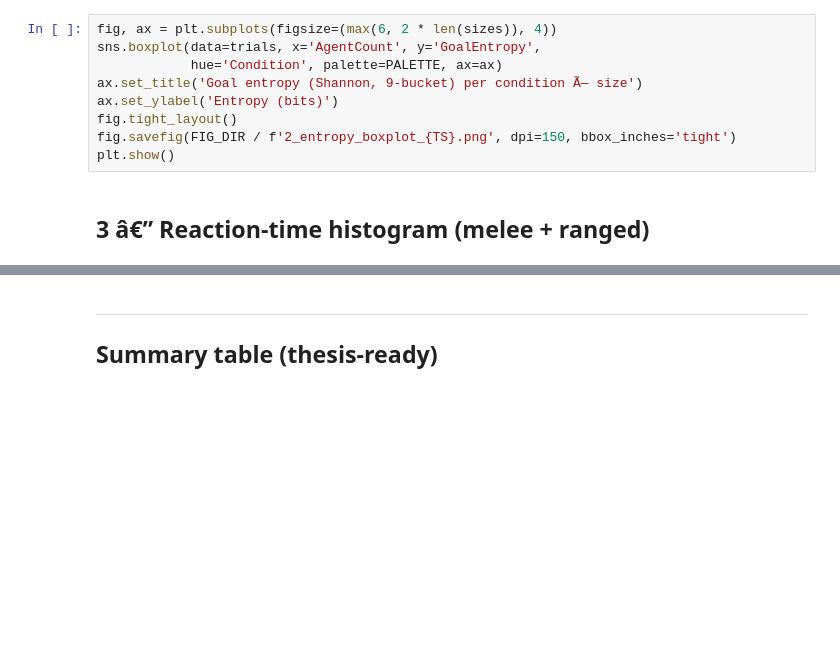
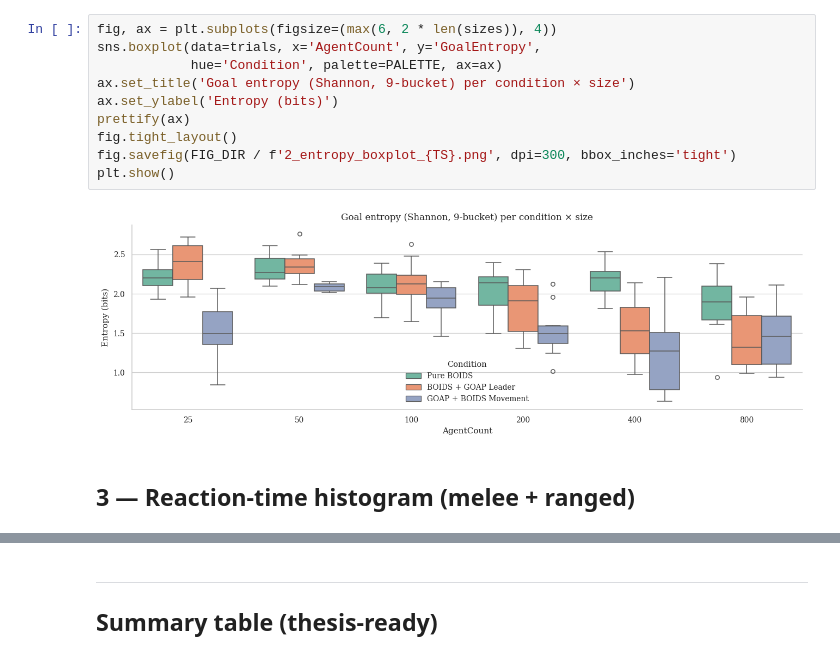
Before and after one commit to CJPhill/GOAP-BOIDS-Combat-AI, a Jupyter notebook: analysis/thesis_analysis.ipynb, the cells around one changed output, grey strips where cells are left out. Drawn from its saved outputs; the diff is of its cells as text; blank space fills up the shorter version.

```diff
--- a/analysis/thesis_analysis.ipynb
+++ b/analysis/thesis_analysis.ipynb
@@ -94,14 +481,17 @@ plt.show()
 # %%
 fig, ax = plt.subplots(figsize=(max(6, 2 * len(sizes)), 4))
 sns.boxplot(data=trials, x='AgentCount', y='GoalEntropy',
             hue='Condition', palette=PALETTE, ax=ax)
-ax.set_title('Goal entropy (Shannon, 9-bucket) per condition Ã— size')
+ax.set_title('Goal entropy (Shannon, 9-bucket) per condition × size')
 ax.set_ylabel('Entropy (bits)')
+prettify(ax)
 fig.tight_layout()
-fig.savefig(FIG_DIR / f'2_entropy_boxplot_{TS}.png', dpi=150, bbox_inches='tight')
+fig.savefig(FIG_DIR / f'2_entropy_boxplot_{TS}.png', dpi=300, bbox_inches='tight')
 plt.show()
+# %% [output]
+[figure, added]
 # %% [markdown]
-## 3 â€” Reaction-time histogram (melee + ranged)
+## 3 — Reaction-time histogram (melee + ranged)
 # %%
 long = t.melt(id_vars=['Condition', 'AgentCount'],
               value_vars=['ReactionMeleeMs', 'ReactionRangedMs'],
```
Also changed, not shown: parts of 35 cells of this notebook, 36 other files.
